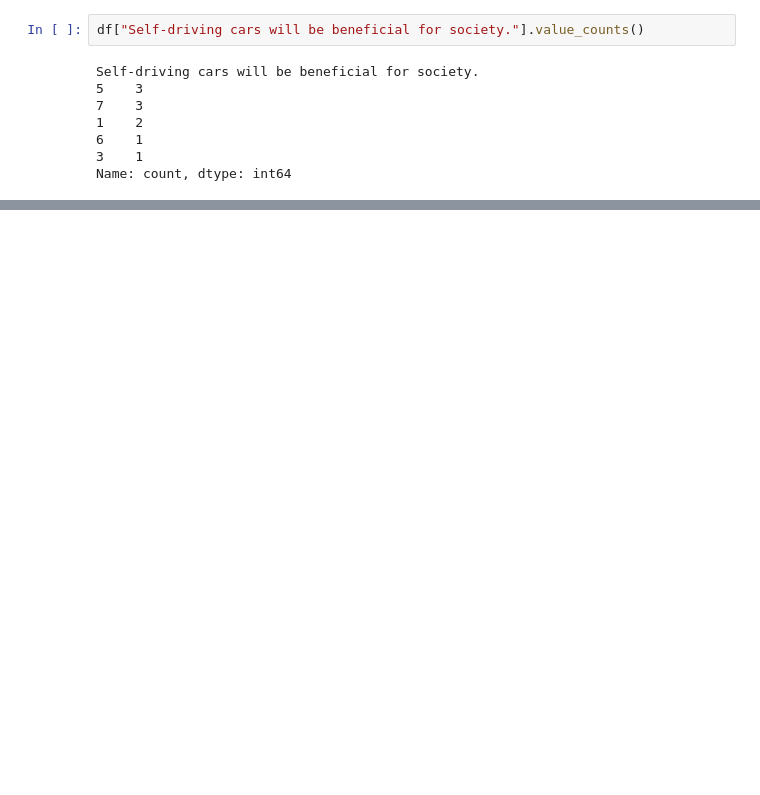
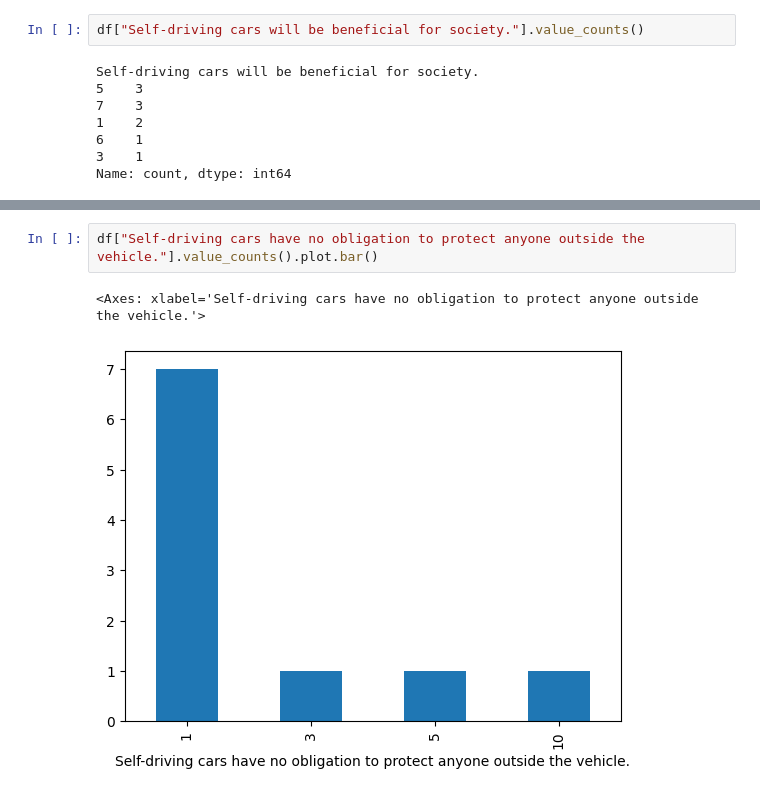
Before and after one commit to Zenon-Nowakowski/Ethics-of-self-driving-cars-analysis, a Jupyter notebook: data.ipynb, the cells around one changed output, grey strips where cells are left out. Saved outputs shown, nothing was run; the diff lists cells and outputs as text; blank space fills up the shorter version.

```diff
--- a/data.ipynb
+++ b/data.ipynb
@@ -28,0 +34,5 @@ Name: count, dtype: int64
+# %%
+df["Self-driving cars have no obligation to protect anyone outside the vehicle."].value_counts().plot.bar()
+# %% [output]
+<Axes: xlabel='Self-driving cars have no obligation to protect anyone outside the vehicle.'>
+[figure, added]
```
Also changed, not shown: parts of 5 cells of this notebook, 6 other files.
